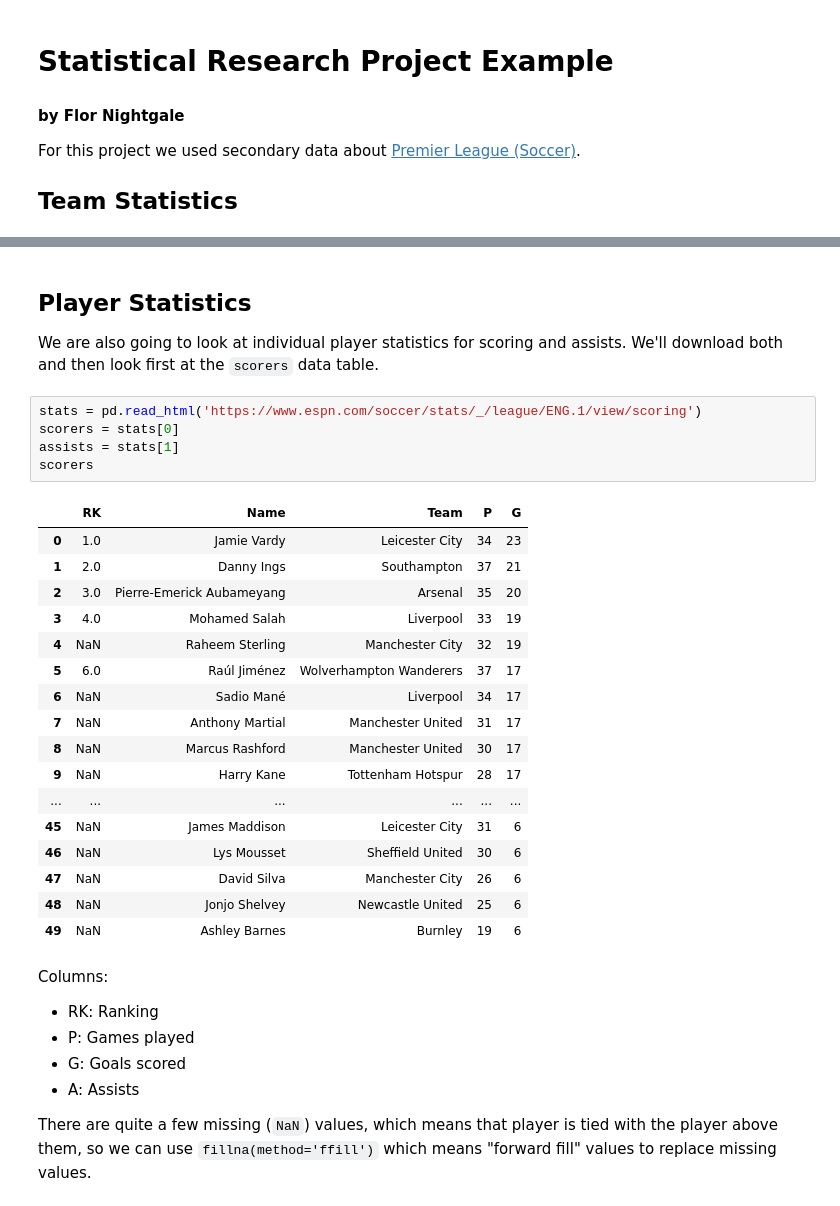
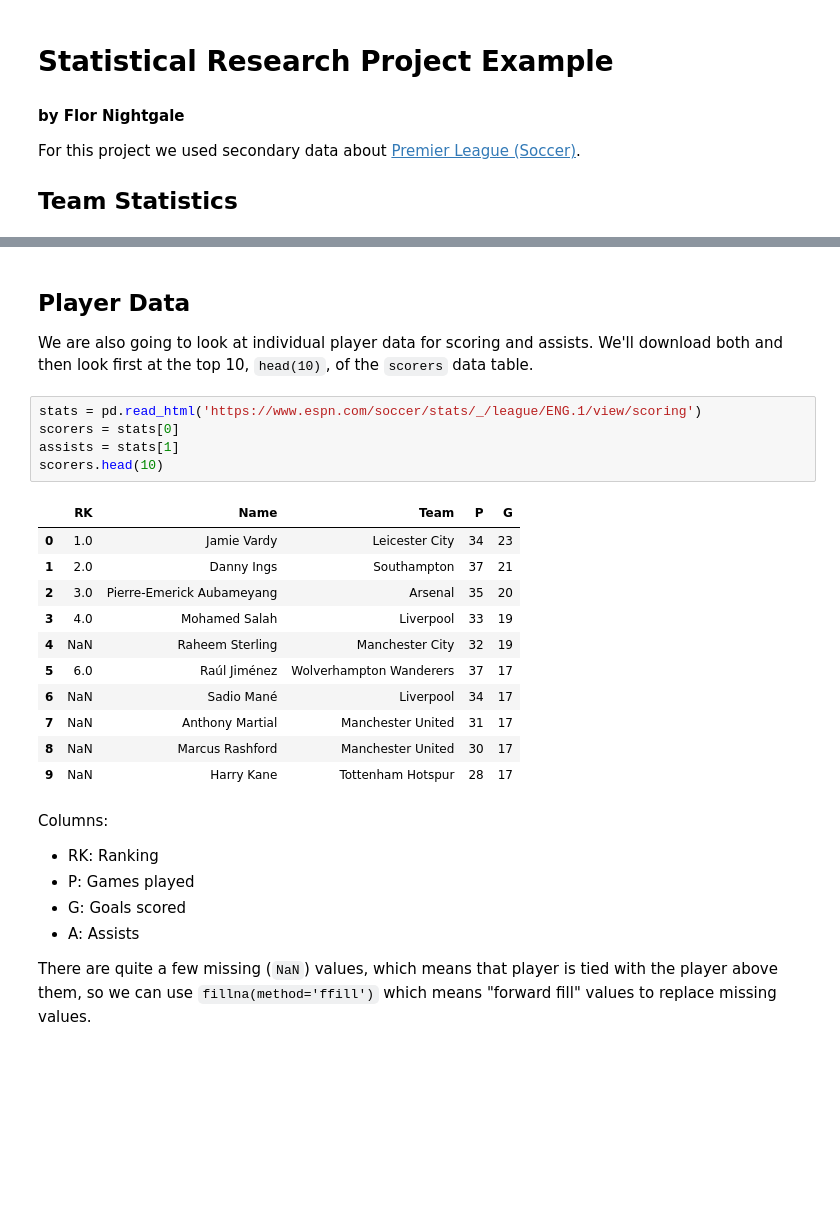
Before and after one commit to misterhay/Math-20-2, a Jupyter notebook: example-project.ipynb, the cells around one changed output, grey strips where cells are left out. Cells and saved outputs as stored; diff of their text form; blank space fills up the shorter version.

```diff
--- a/example-project.ipynb
+++ b/example-project.ipynb
@@ -48,30 +170,24 @@ Columns in the data set are:
 # %% [markdown]
-## Player Statistics
+## Player Data
 
-We are also going to look at individual player statistics for scoring and assists. We'll download both and then look first at the `scorers` data table.
+We are also going to look at individual player data for scoring and assists. We'll download both and then look first at the top 10, `head(10)`, of the `scorers` data table.
 # %%
 stats = pd.read_html('https://www.espn.com/soccer/stats/_/league/ENG.1/view/scoring')
 scorers = stats[0]
 assists = stats[1]
-scorers
+scorers.head(10)
 # %% [output]
 |  | RK | Name | Team | P | G |
 | 0 | 1.0 | Jamie Vardy | Leicester City | 34 | 23 |
 | 1 | 2.0 | Danny Ings | Southampton | 37 | 21 |
 | 2 | 3.0 | Pierre-Emerick Aubameyang | Arsenal | 35 | 20 |
 | 3 | 4.0 | Mohamed Salah | Liverpool | 33 | 19 |
 | 4 | NaN | Raheem Sterling | Manchester City | 32 | 19 |
 | 5 | 6.0 | Raúl Jiménez | Wolverhampton Wanderers | 37 | 17 |
 | 6 | NaN | Sadio Mané | Liverpool | 34 | 17 |
 | 7 | NaN | Anthony Martial | Manchester United | 31 | 17 |
 | 8 | NaN | Marcus Rashford | Manchester United | 30 | 17 |
 | 9 | NaN | Harry Kane | Tottenham Hotspur | 28 | 17 |
-| ... | ... | ... | ... | ... | ... |
-| 45 | NaN | James Maddison | Leicester City | 31 | 6 |
-| 46 | NaN | Lys Mousset | Sheffield United | 30 | 6 |
-| 47 | NaN | David Silva | Manchester City | 26 | 6 |
-| 48 | NaN | Jonjo Shelvey | Newcastle United | 25 | 6 |
-| 49 | NaN | Ashley Barnes | Burnley | 19 | 6 |
 # %% [markdown]
 Columns:
 * RK: Ranking
```
Also changed, not shown: parts of 24 cells of this notebook.
